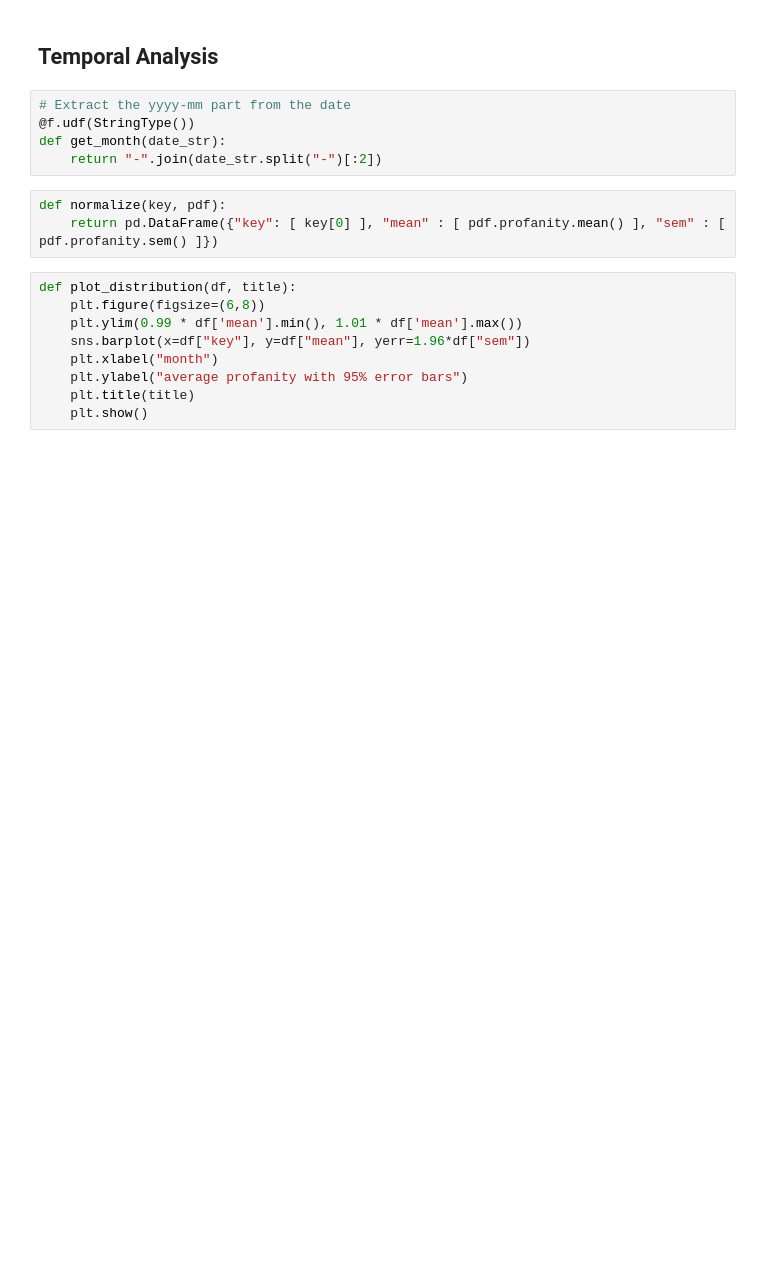
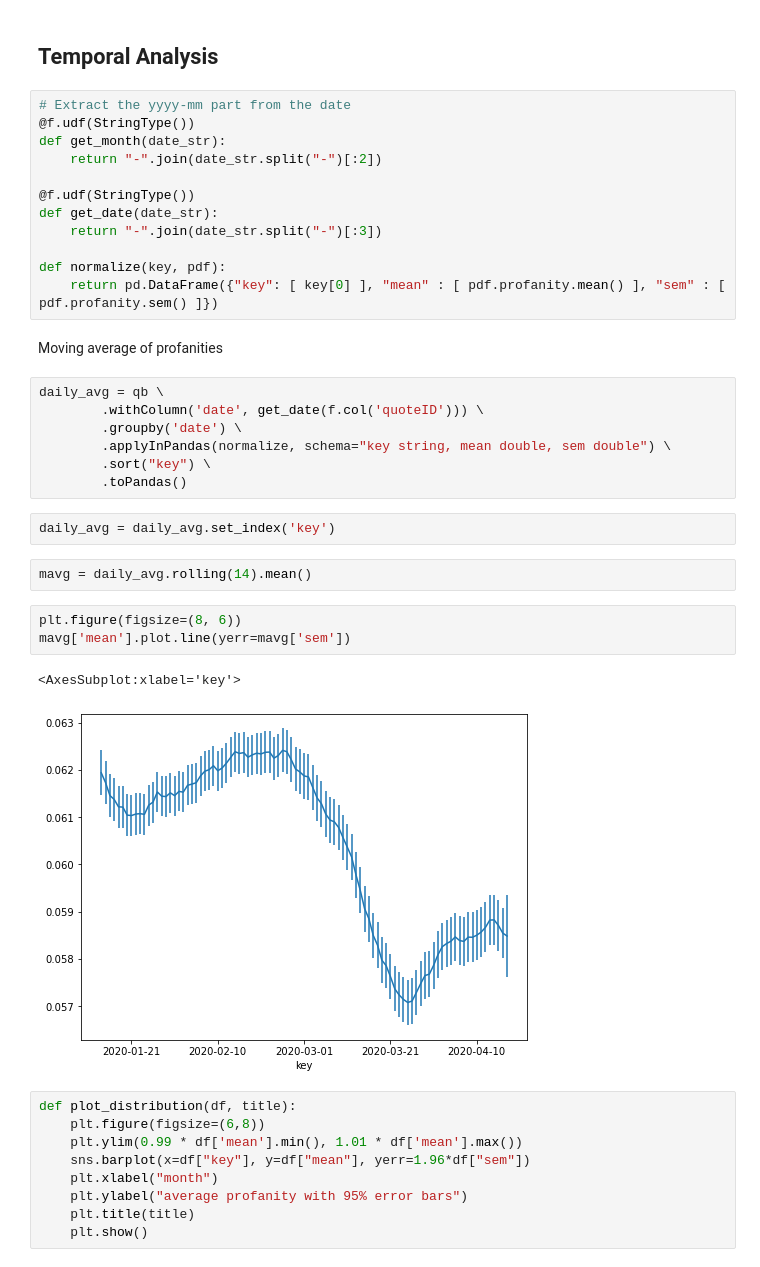
Before and after one commit to epfl-ada/ada-2021-project-k-beans, a Jupyter notebook: initial_analysis.ipynb, the cells around one changed output. Saved outputs shown, nothing was run; the diff lists cells and outputs as text; blank space fills up the shorter version.

Commit message:
Moving average of profanity

```diff
--- a/initial_analysis.ipynb
+++ b/initial_analysis.ipynb
@@ -238,9 +328,32 @@ Text(0, 0.5, 'Profession')
 @f.udf(StringType())
 def get_month(date_str):
     return "-".join(date_str.split("-")[:2])
+
+@f.udf(StringType())
+def get_date(date_str):
+    return "-".join(date_str.split("-")[:3])
+
+def normalize(key, pdf):
+    return pd.DataFrame({"key": [ key[0] ], "mean" : [ pdf.profanity.mean() ], "sem" : [ pdf.profanity.sem() ]})
+# %% [markdown]
+Moving average of profanities
+# %%
+daily_avg = qb \
+        .withColumn('date', get_date(f.col('quoteID'))) \
+        .groupby('date') \
+        .applyInPandas(normalize, schema="key string, mean double, sem double") \
+        .sort("key") \
+        .toPandas()
+# %%
+daily_avg = daily_avg.set_index('key')
 # %%
-def normalize(key, pdf):
-    return pd.DataFrame({"key": [ key[0] ], "mean" : [ pdf.profanity.mean() ], "sem" : [ pdf.profanity.sem() ]})
+mavg = daily_avg.rolling(14).mean()
+# %%
+plt.figure(figsize=(8, 6))
+mavg['mean'].plot.line(yerr=mavg['sem'])
+# %% [output]
+<AxesSubplot:xlabel='key'>
+[figure, added]
 # %%
 def plot_distribution(df, title):
     plt.figure(figsize=(6,8))
```
Also changed, not shown: parts of 17 cells of this notebook.
